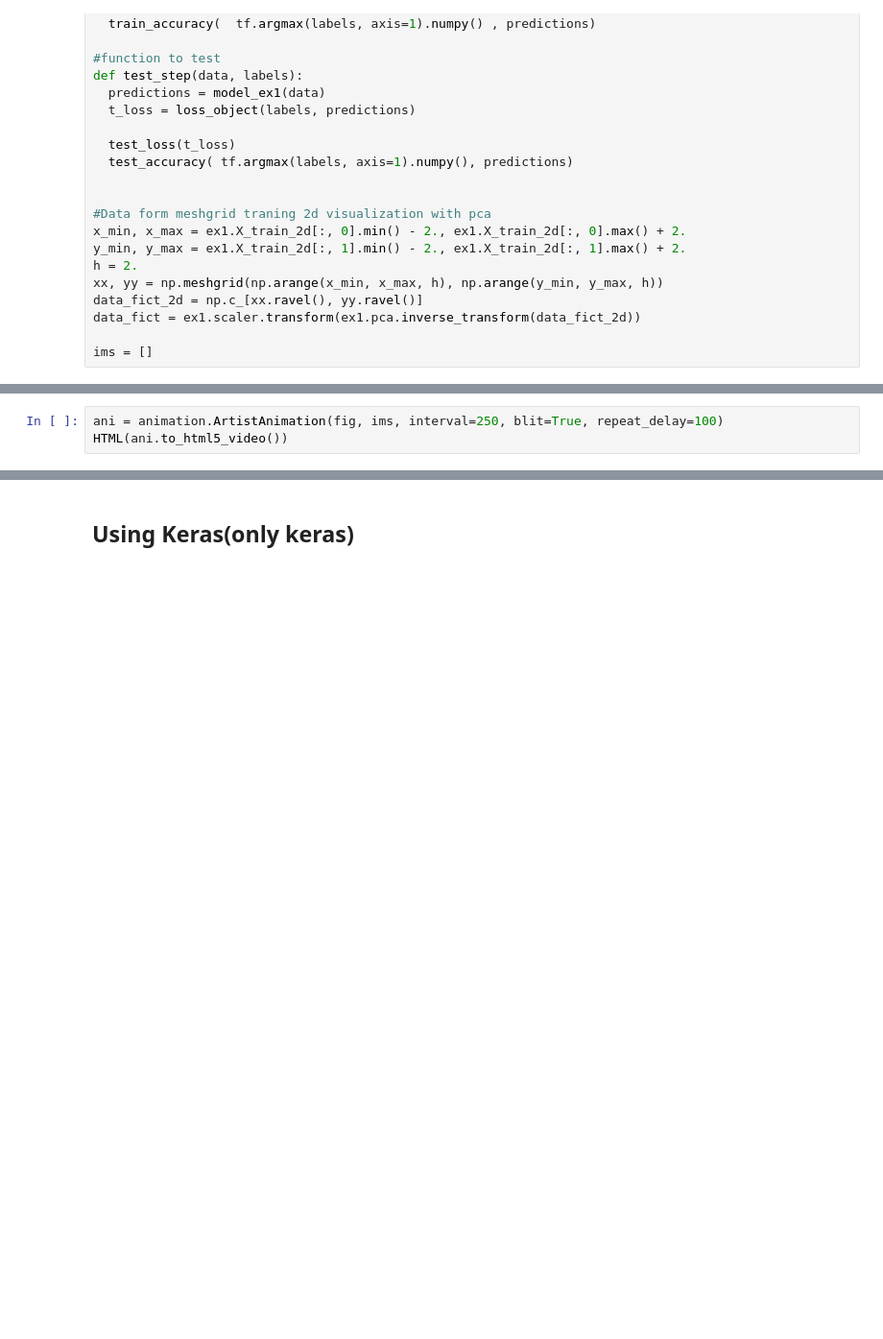
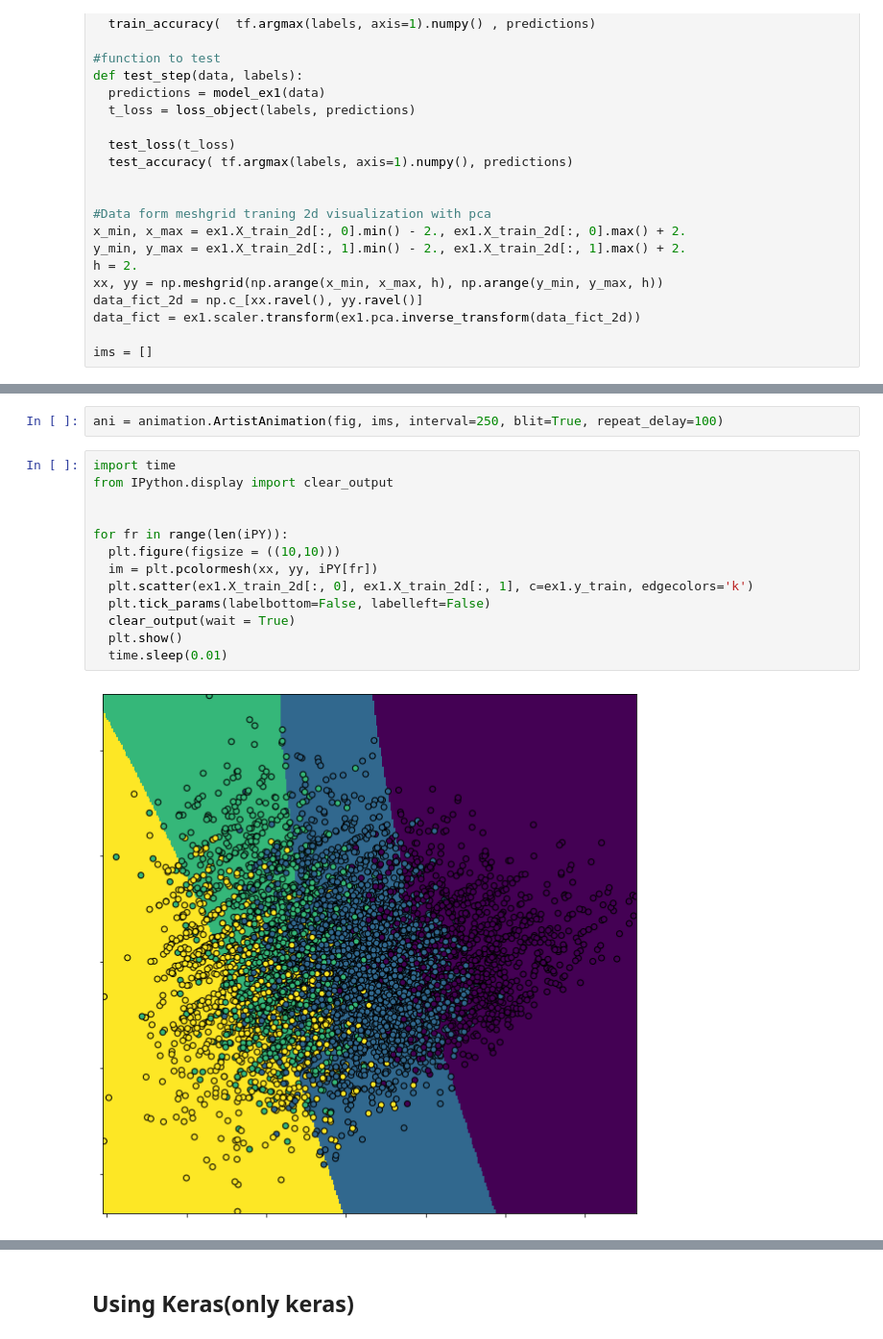
Before and after one commit to joseortegalabra/MLBI, a Jupyter notebook: Tarea1_MLBI_José_Ignacio_Ortega_Labra.ipynb, the cells around one changed output, grey strips where cells are left out. Shown at 96% size. Cells and saved outputs as stored; diff of their text form; blank space fills up the shorter version.

```diff
--- a/Tarea1_MLBI_José_Ignacio_Ortega_Labra.ipynb
+++ b/Tarea1_MLBI_José_Ignacio_Ortega_Labra.ipynb
@@ -442,3 +443,17 @@ for fr in range(len(iPY)):
 # %%
 ani = animation.ArtistAnimation(fig, ims, interval=250, blit=True, repeat_delay=100)
-HTML(ani.to_html5_video())
+# %%
+import time
+from IPython.display import clear_output
+
+
+for fr in range(len(iPY)):
+  plt.figure(figsize = ((10,10)))
+  im = plt.pcolormesh(xx, yy, iPY[fr])
+  plt.scatter(ex1.X_train_2d[:, 0], ex1.X_train_2d[:, 1], c=ex1.y_train, edgecolors='k')
+  plt.tick_params(labelbottom=False, labelleft=False)
+  clear_output(wait = True)
+  plt.show()
+  time.sleep(0.01)
+# %% [output]
+[figure, added]
```
Also changed, not shown: parts of 27 cells of this notebook.
